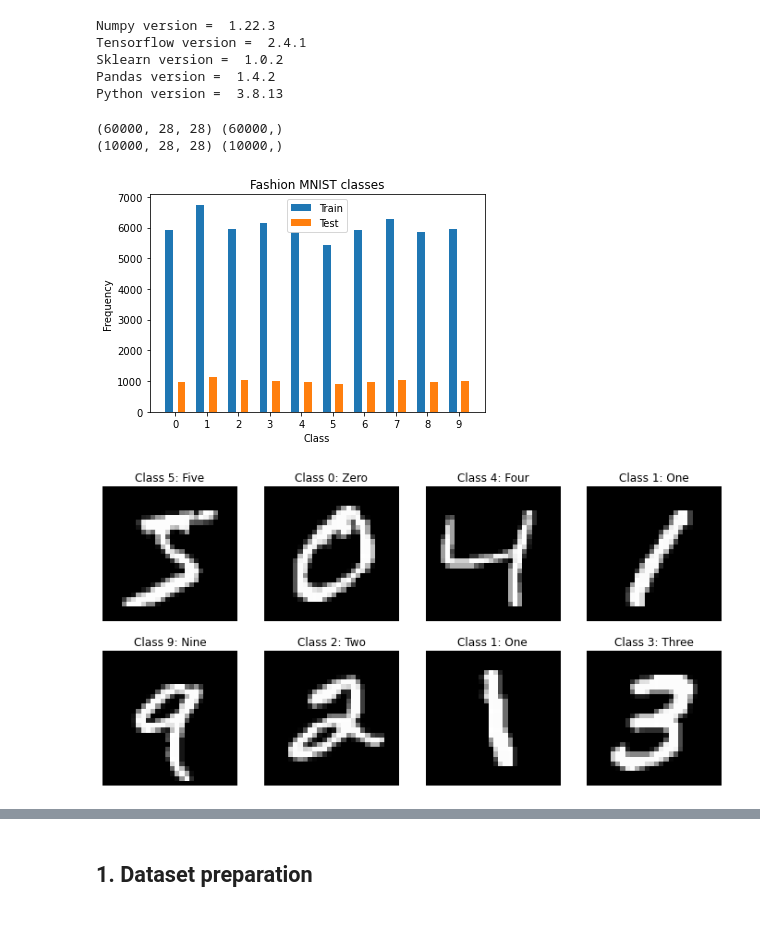
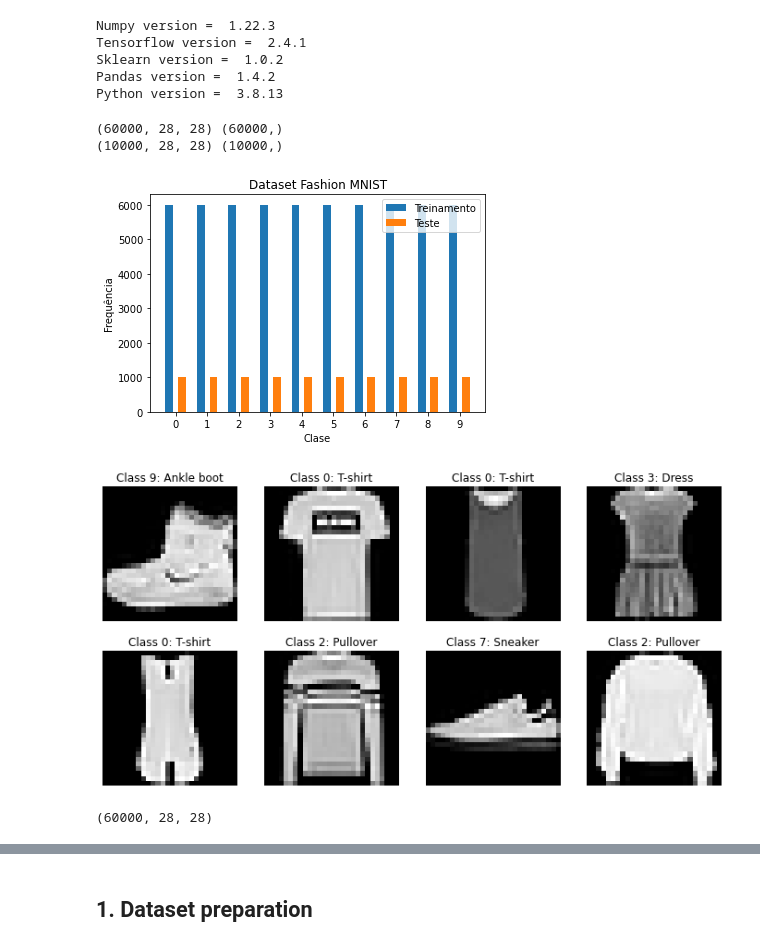
Before and after one commit to gdquintero/machine_learning_project, a Jupyter notebook: main.ipynb, the cells around one changed output, grey strips where cells are left out. Saved outputs shown, nothing was run; the diff lists cells and outputs as text; code cells hidden in the pictures.

```diff
--- a/main.ipynb
+++ b/main.ipynb
@@ -32,15 +32,16 @@ def print_frequency(y_train,y_test,kind='Validation'):
     uniquet, countst = np.unique(y_test, return_counts=True)
 
     fig, ax = plt.subplots()
-    rects1 = ax.bar(unique - 0.2, counts, 0.25, label='Train')
+    rects1 = ax.bar(unique - 0.2, counts, 0.25, label='Treinamento')
     rects2 = ax.bar(unique + 0.2, countst, 0.25, label=kind)
     ax.legend()
     ax.set_xticks(unique)
     ax.set_xticklabels(labels)
 
-    plt.title('Fashion MNIST classes')
-    plt.xlabel('Class')
-    plt.ylabel('Frequency')
+    plt.title('Dataset Fashion MNIST')
+    plt.xlabel('Clase')
+    plt.ylabel('Frequência')
+    plt.savefig('frequency.png')
     plt.show()
 
 def create_confusion_matrix (y_val, y_predict, score, vmax, model):
@@ -53,45 +54,31 @@ def create_confusion_matrix (y_val, y_predict, score, vmax, model):
     all_sample_title = model+'\n\nAccuracy Score: {0}'.format(score)
     plt.title(all_sample_title, size = 15);
 # %%
-(x_train, y_train), (x_test, y_test) = tf.keras.datasets.mnist.load_data()
+(x_train, y_train), (x_test, y_test) = tf.keras.datasets.fashion_mnist.load_data()
 
 print(x_train.shape,y_train.shape)
 print(x_test.shape,y_test.shape)
 
-sprite = [
-    {
+sprite = {
         0: 'T-shirt',
         1: 'Trouser',
         2: 'Pullover',
         3: 'Dress',
         4: 'Coat',
         5: 'Sandal',
         6: 'Shirt',
         7: 'Sneaker',
         8: 'Bag',
         9: 'Ankle boot'
-    },
-    {
-        0: 'Zero',
-        1: 'One',
-        2: 'Two',
-        3: 'Three',
-        4: 'Four',
-        5: 'Five',
-        6: 'Six',
-        7: 'Seven',
-        8: 'Eight',
-        9: 'Nine'
     }
-]
 
 labels = ["%s" % i for i in range(10)]
 
-print_frequency(y_train,y_test,kind='Test')
+print_frequency(y_train,y_test,kind='Teste')
 # %% [output]
 (60000, 28, 28) (60000,)
 (10000, 28, 28) (10000,)
-[figure, old version]
+[figure, new version]
 # %%
 fig, ax = plt.subplots(2, 4, figsize = (12, 6))
 
@@ -99,9 +86,12 @@ for i in range(8):
     ax[i//4, i%4].imshow(x_train[i], cmap='gray')
     ax[i//4, i%4].axis('off')
     ax[i//4, i%4].set_title("Class %d: %s"
-                            %(y_train[i],sprite[1][y_train[i]]))
+                            %(y_train[i],sprite[y_train[i]]))
 
 plt.show()
+
+print(x_train.shape)
 # %% [output]
-[figure, old version]
+[figure, new version]
+(60000, 28, 28)
 # %%
```
Also changed, not shown: parts of 4 cells of this notebook, 1 other file.
